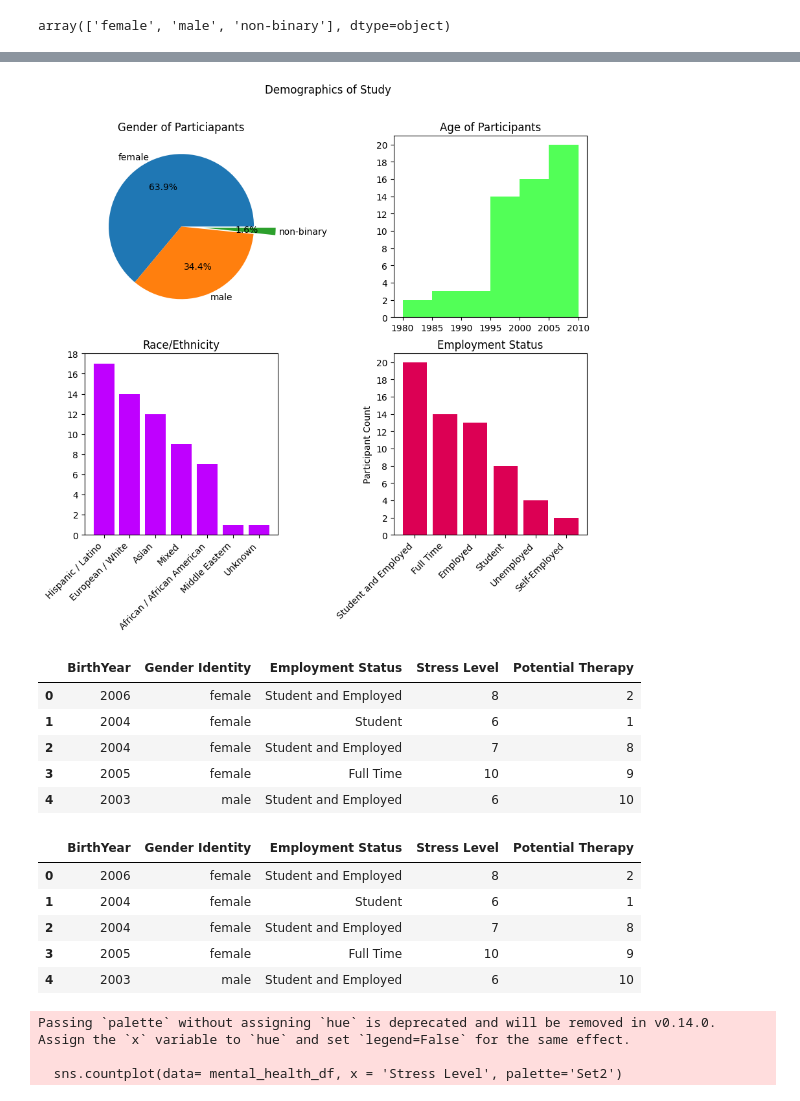
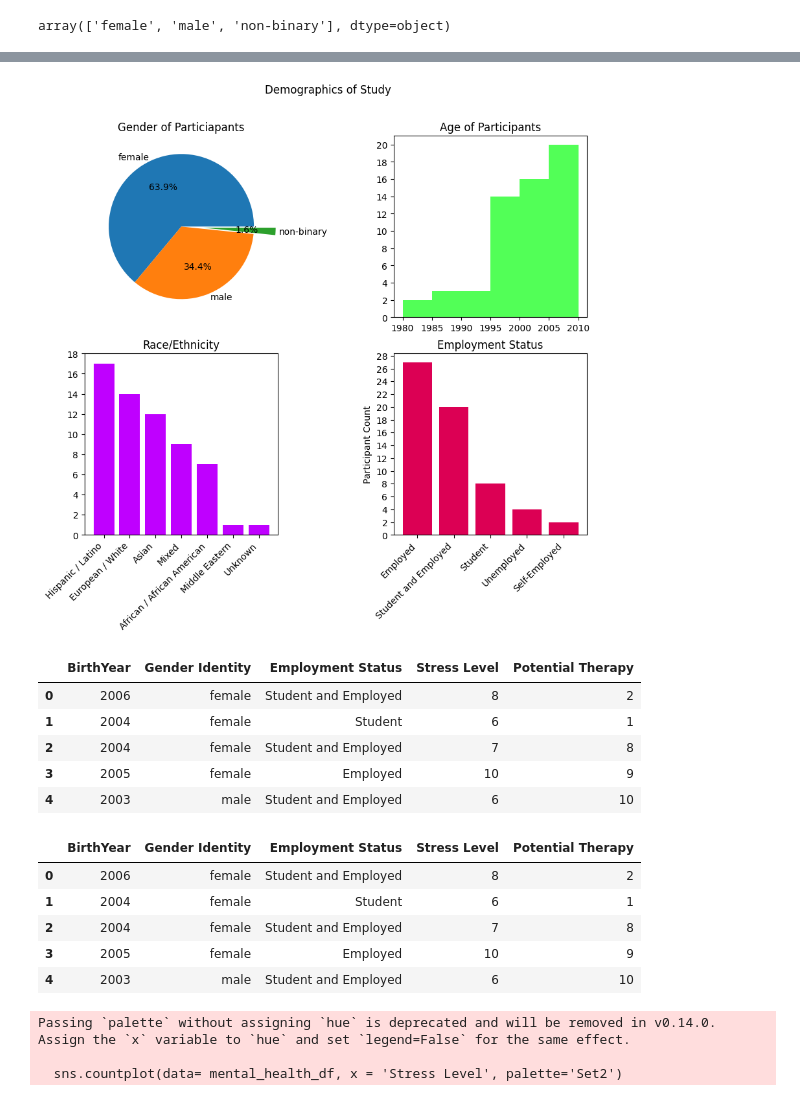
Before and after one commit to Arman-Afshari-Rahimzadeh/Mental-Health-Classification-Project, a Jupyter notebook: notebook/Understanding and Model Training.ipynb, the cells around one changed output, grey strips where cells are left out. Saved outputs shown, nothing was run; the diff lists cells and outputs as text; code cells hidden in the pictures.

```diff
--- a/notebook/Understanding and Model Training.ipynb
+++ b/notebook/Understanding and Model Training.ipynb
@@ -172,7 +172,7 @@ replace_map2 = {'full time student and part-time worker' : 'Student and Employed
                 'unemployed/selfemployed' : 'Self-Employed',
                 'student/parttime' : 'Student and Employed',
                 'unemployed(f1opt)' : 'Unemployed',
-                'fulltime' : 'Full Time'}
+                'fulltime' : 'Employed'}
 
 mental_health_df['Employment Status'] = mental_health_df['Employment Status'].replace(replace_map2)
 # %%
@@ -180,35 +180,35 @@ fig, arr = plt.subplots(2,2,figsize=(10,8))
 fig.suptitle("Demographics of Study")
 
 mtofpercent = mental_health_df['Gender Identity'].value_counts(normalize=True) * 100
 arr[0,0].pie(mtofpercent, labels=mtofpercent.index, autopct='%1.1f%%', explode=[0,0,0.3], labeldistance=1.05)
 arr[0,0].set_title('Gender of Particiapants')
 plt.subplots_adjust(wspace=0.6)
 
 birthyear = mental_health_df['BirthYear']
 bins = np.arange(1980,2015, 5)
 arr[0,1].hist(birthyear, bins = bins, color="#00FF08AD")
 arr[0,1].set_yticks(np.arange(0,22, 2))
 arr[0,1].set_title('Age of Participants')
 
 arr[1,0].set_title('Race/Ethnicity')
 rande = mental_health_df['Race/Ethnicity'].value_counts()
 arr[1,0].bar(rande.index, rande, color="#BF00FF")
 arr[1, 0].set_xticks(range(len(rande.index)))
 arr[1, 0].set_xticklabels(rande.index, rotation=45, size=10, ha='right')
 arr[1,0].set_yticks(np.arange(0,20,2))
 
 arr[1,1].set_title('Employment Status')
 empstat = mental_health_df['Employment Status'].value_counts()
 arr[1,1].bar(empstat.index, empstat, color="#DC0054")
 arr[1,1].set_ylabel('Participant Count')
 arr[1,1].set_xticks(range(len(empstat)))
 arr[1,1].set_xticklabels(empstat.index,rotation=45,ha='right')
-arr[1,1].set_yticks(np.arange(0,22,2))
+arr[1,1].set_yticks(np.arange(0,30,2))
 
 
 plt.show()
 # %% [output]
-[figure, old version]
+[figure, new version]
 # %%
 mental_health_df.drop(columns=['Race/Ethnicity'], inplace=True)
 # %%
@@ -218,7 +218,7 @@ mental_health_df.head()
 | 0 | 2006 | female | Student and Employed | 8 | 2 |
 | 1 | 2004 | female | Student | 6 | 1 |
 | 2 | 2004 | female | Student and Employed | 7 | 8 |
-| 3 | 2005 | female | Full Time | 10 | 9 |
+| 3 | 2005 | female | Employed | 10 | 9 |
 | 4 | 2003 | male | Student and Employed | 6 | 10 |
 # %%
 mental_health_df.head()
@@ -227,7 +227,7 @@ mental_health_df.head()
 | 0 | 2006 | female | Student and Employed | 8 | 2 |
 | 1 | 2004 | female | Student | 6 | 1 |
 | 2 | 2004 | female | Student and Employed | 7 | 8 |
-| 3 | 2005 | female | Full Time | 10 | 9 |
+| 3 | 2005 | female | Employed | 10 | 9 |
 | 4 | 2003 | male | Student and Employed | 6 | 10 |
 # %%
 sns.countplot(data= mental_health_df, x = 'Stress Level', palette='Set2')
```
Also changed, not shown: parts of 3 cells of this notebook, 9 other files.
